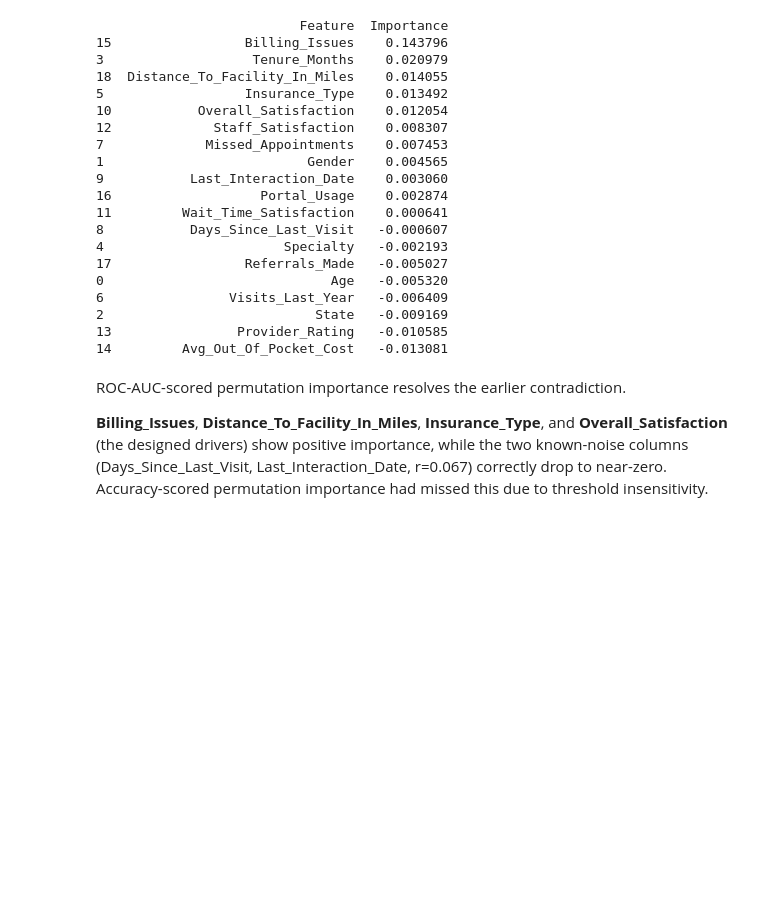
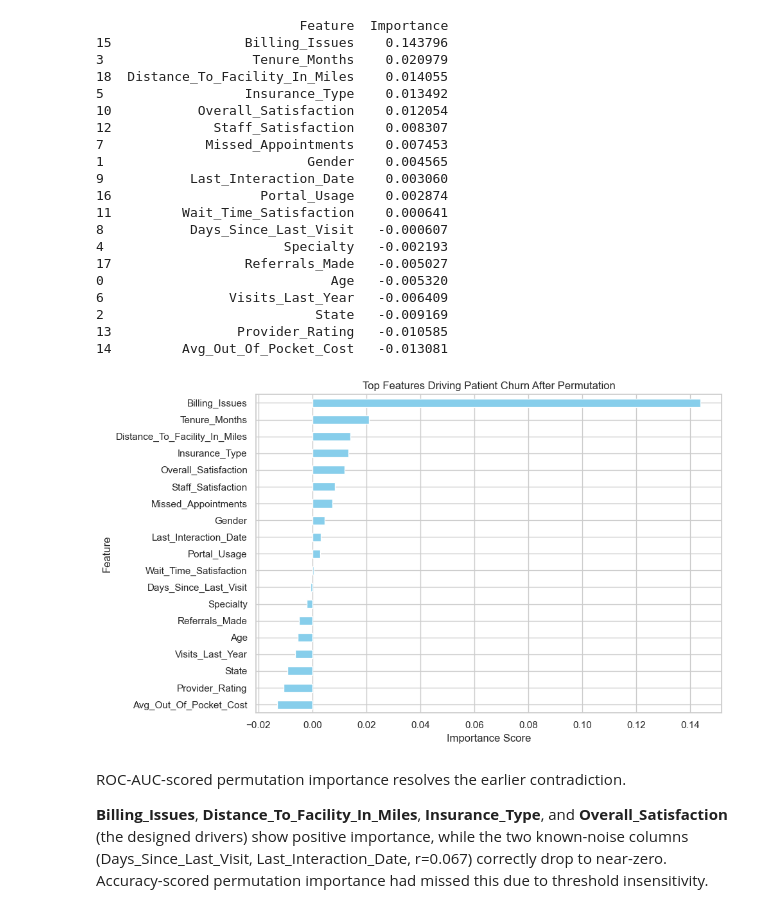
Before and after one commit to jlynne2004/patient-churn-rate, a Jupyter notebook: patient_churn_analysis.ipynb, the cells around one changed output. Cells and saved outputs as stored; diff of their text form; code cells hidden in the pictures; blank space fills up the shorter version.

Commit message:
Added Top Features After Permutation bar chart to notebook and assets folder/screenshots for documentation purposes.

```diff
--- a/patient_churn_analysis.ipynb
+++ b/patient_churn_analysis.ipynb
@@ -384,6 +384,15 @@ print(perm_df)
 2                           State   -0.009169
 13                Provider_Rating   -0.010585
 14         Avg_Out_Of_Pocket_Cost   -0.013081
+# %%
+perm_df.set_index('Feature')['Importance'].plot(kind='barh', figsize=(10, 6), color='skyblue')
+plt.title('Top Features Driving Patient Churn After Permutation')
+plt.xlabel('Importance Score')
+plt.gca().invert_yaxis()  # Invert y-axis to have the highest importance at the top
+plt.tight_layout()
+plt.show()
+# %% [output]
+[figure, added]
 # %% [markdown]
 ROC-AUC-scored permutation importance resolves the earlier contradiction.
 
```
Also changed, not shown: 2 other files.
